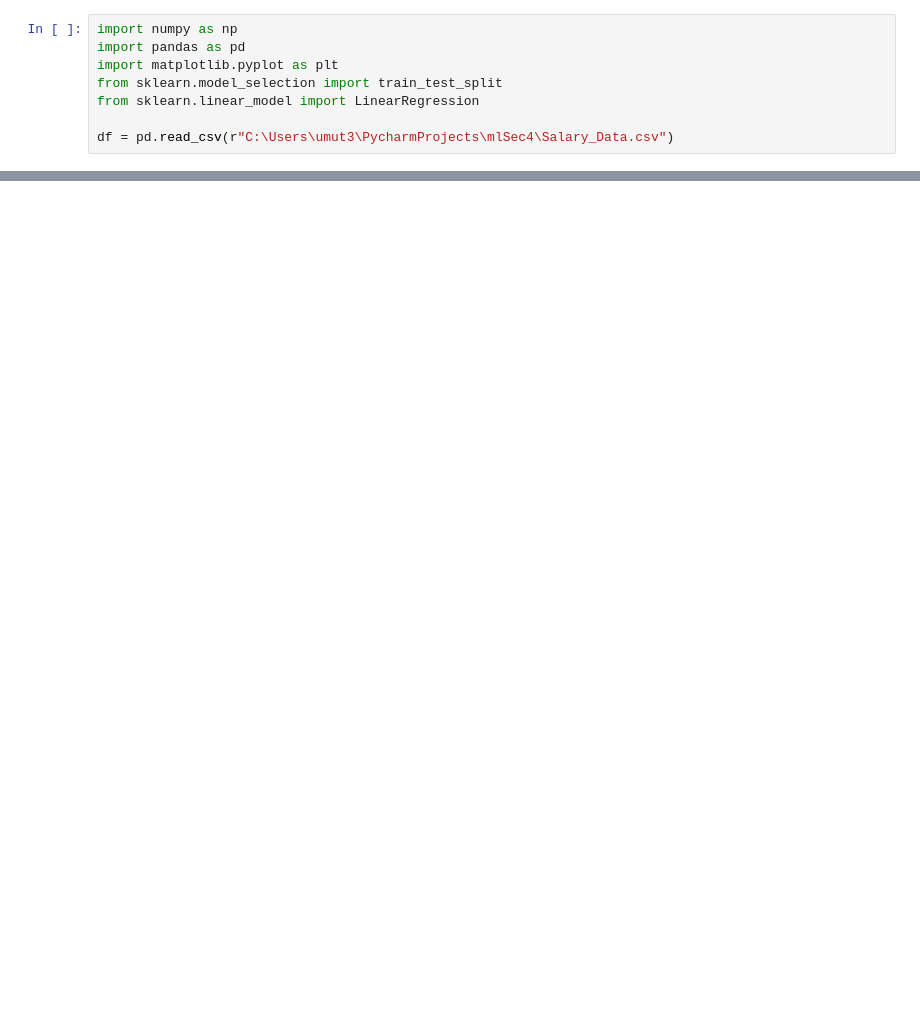
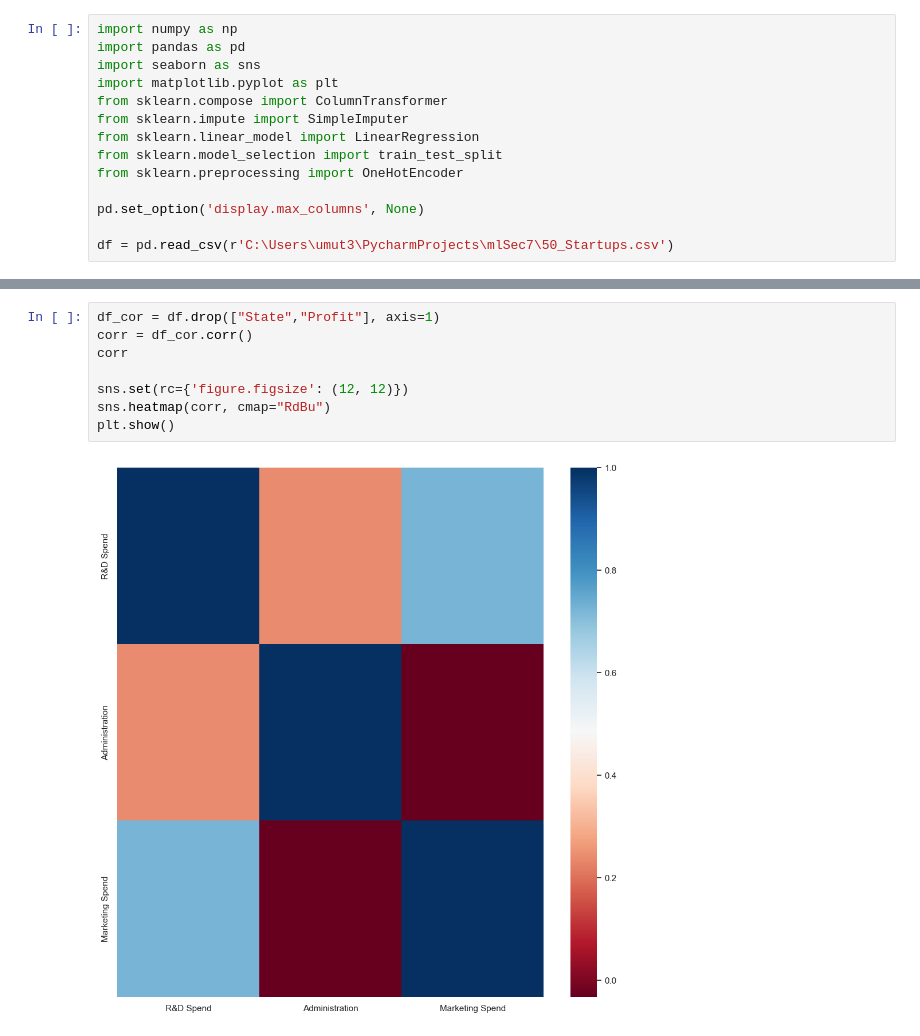
Before and after one commit to walterbishop67/MachineLearning_U_L, a Jupyter notebook: ML_Sec5.ipynb, the cells around one changed output, grey strips where cells are left out. Cells and saved outputs as stored; diff of their text form; blank space fills up the shorter version.

```diff
--- a/ML_Sec5.ipynb
+++ b/ML_Sec5.ipynb
@@ -1,9 +1,15 @@
 # %%
 import numpy as np
 import pandas as pd
+import seaborn as sns
 import matplotlib.pyplot as plt
+from sklearn.compose import ColumnTransformer
+from sklearn.impute import SimpleImputer
+from sklearn.linear_model import LinearRegression
 from sklearn.model_selection import train_test_split
-from sklearn.linear_model import LinearRegression
+from sklearn.preprocessing import OneHotEncoder
 
-df = pd.read_csv(r"C:\Users\umut3\PycharmProjects\mlSec4\Salary_Data.csv")
+pd.set_option('display.max_columns', None)
+
+df = pd.read_csv(r'C:\Users\umut3\PycharmProjects\mlSec7\50_Startups.csv')
 # %%
@@ -61,0 +114,10 @@ plt.show()
+# %%
+df_cor = df.drop(["State","Profit"], axis=1)
+corr = df_cor.corr()
+corr
+
+sns.set(rc={'figure.figsize': (12, 12)})
+sns.heatmap(corr, cmap="RdBu")
+plt.show()
+# %% [output]
+[figure, added]
```
Also changed, not shown: parts of 8 cells of this notebook.
